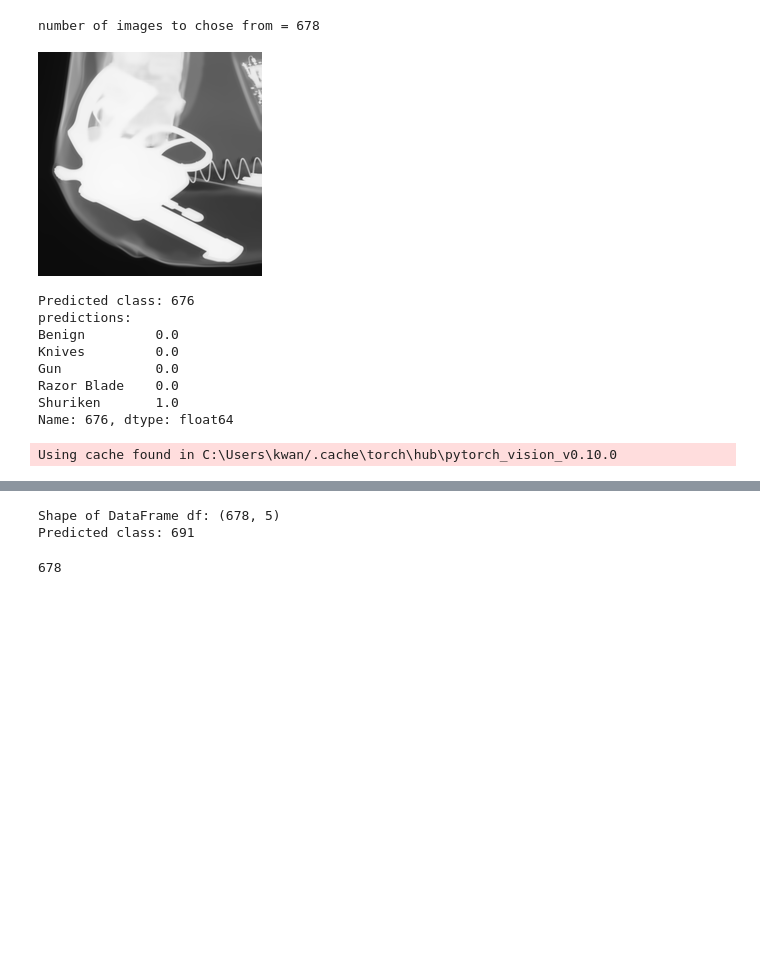
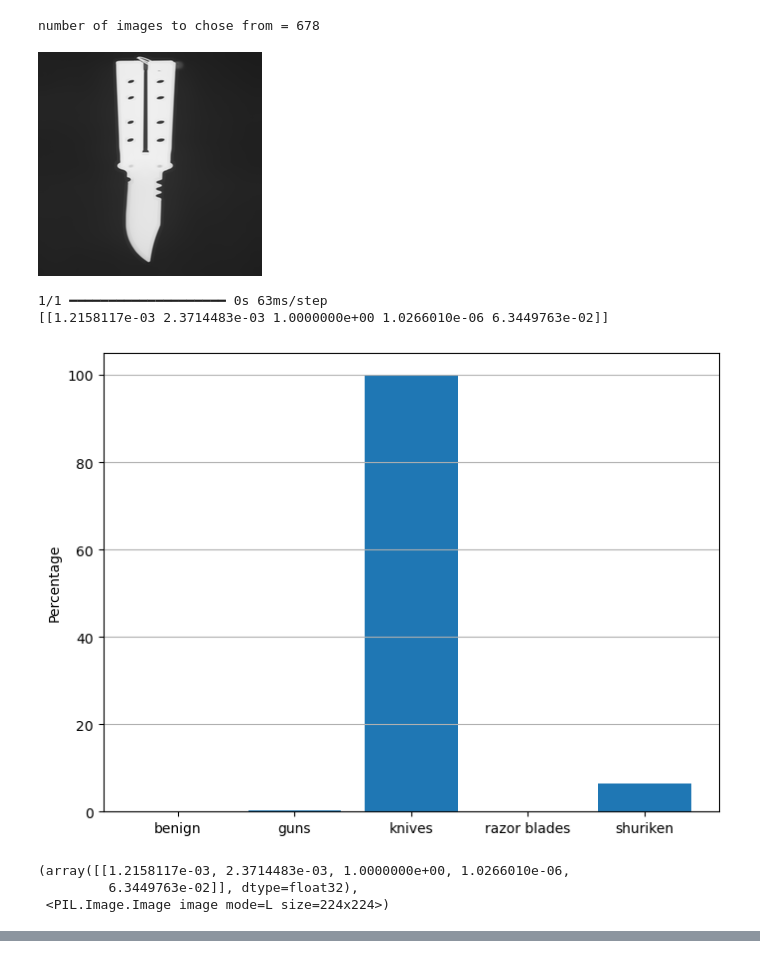
Before and after one commit to ekfrib23/Final_Project_X_RAy, a Jupyter notebook: Code/Implementation.ipynb, the cells around one changed output, grey strips where cells are left out. Drawn from its saved outputs; the diff is of its cells as text; code cells hidden in the pictures; blank space fills up the shorter version.

```diff
--- a/Code/Implementation.ipynb
+++ b/Code/Implementation.ipynb
@@ -105,23 +91,52 @@ def prediction(img,label):
+# %%
+def plot_predictions(predictions):
+    # Convert predictions to a PyTorch tensor
+    predictions_tensor = torch.tensor(predictions)
+
+    # Normalize probabilities to percentages
+    percentage_predictions = predictions_tensor* 100
+    # Plot the percentages using a bar chart
+    plt.figure(figsize=(8, 6))
+    plt.bar(range(len(percentage_predictions[0])), percentage_predictions[0])
+    plt.ylabel('Percentage')
+    plt.xticks(range(len(percentage_predictions[0])),['benign','guns','knives','razor blades','shuriken'])
+    plt.grid(axis='y')
+    plt.show()
+#     plt.savefig('bar_graph.png')  # Save the bar graph
+#     plt.close()
+#    return 'bar_graph.png'
+    # Save the plot as bytes
+    img_bytes = io.BytesIO()
+    plt.savefig(img_bytes, format='png')
+    img_bytes.seek(0)
+    # Close the plot to free memory
+    plt.close()
+
+    return img_bytes.read()
+# %%
+def model_predictions(input):
+    if check_size(input)=="good":
+        predictions, img_png = prediction(image_arrays[input-1])
+        plot_predictions(predictions)
+        return predictions, img_png
+    else:
+        print(f'There are only {max_size} images to chose from.')
 # %%
 max_size=len(image_arrays)
 print(f'number of images to chose from = {max_size}')
 # %% [output]
 number of images to chose from = 678
 # %%
-input = 20
-#print(image_arrays[input])
-if input < max_size:
-    predicted_class=prediction(image_arrays[input],df)
-else:
-    print(f'There are only {max_size} images to chose from.')
+# call to functions to plot predictions based on any of the test images selected by user
+# this is the input from user
+input = 59
+# call to functions to plot image #= input and to plot probability
+model_predictions(input)
 # %% [output]
-[figure, old version]
+[figure, new version]
-Predicted class: 676
-predictions:
-Benign         0.0
-Knives         0.0
-Gun            0.0
-Razor Blade    0.0
-Shuriken       1.0
-Name: 676, dtype: float64
+1/1 ━━━━━━━━━━━━━━━━━━━━ 0s 63ms/step
+[[1.2158117e-03 2.3714483e-03 1.0000000e+00 1.0266010e-06 6.3449763e-02]]
+[figure, added]
-Using cache found in C:\Users\kwan/.cache\torch\hub\pytorch_vision_v0.10.0
+(array([[1.2158117e-03, 2.3714483e-03, 1.0000000e+00, 1.0266010e-06,
+         6.3449763e-02]], dtype=float32),
+ <PIL.Image.Image image mode=L size=224x224>)
@@ -128,10 +159,0 @@ Using cache found in C:\Users\kwan/.cache\torch\hub\pytorch_vision_v0.10.0
-# %%
-print("Shape of DataFrame df:", df.shape)
-print("Predicted class:", predicted_class)
-# %% [output]
-Shape of DataFrame df: (678, 5)
-Predicted class: 691
-# %%
-len(df)
-# %% [output]
-678
```
Also changed, not shown: parts of 13 cells of this notebook, 4 other files.
